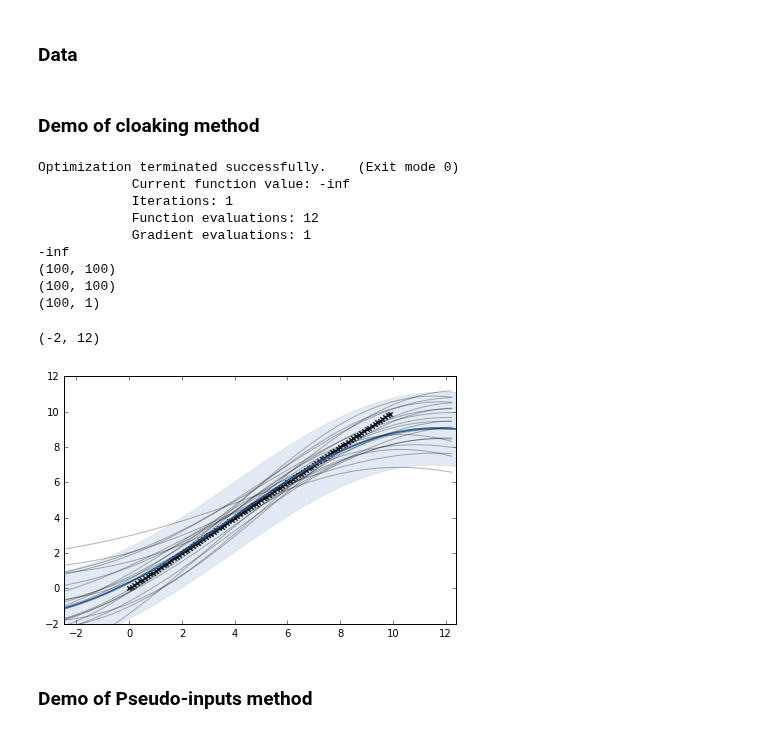
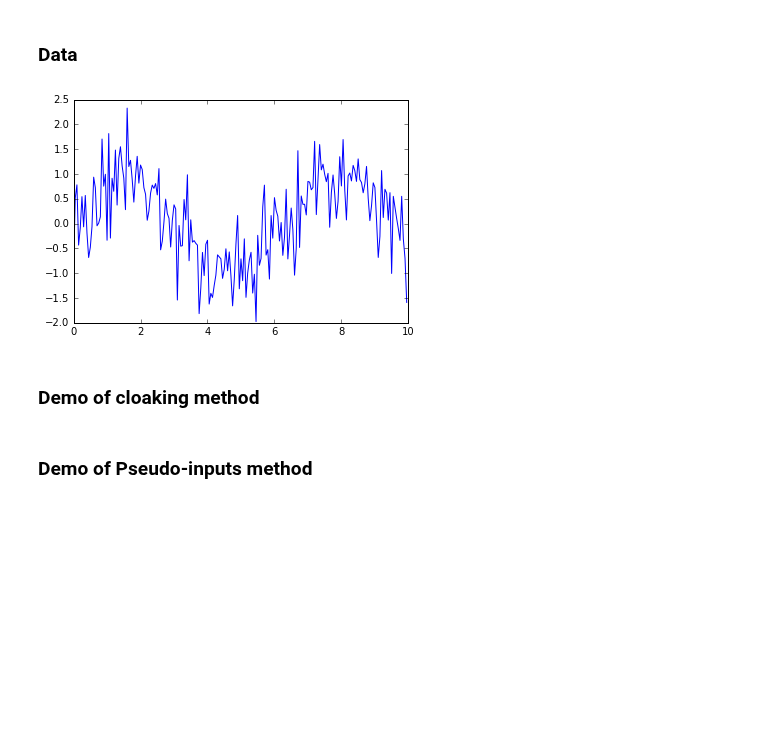
Before and after one commit to lionfish0/dp, a Jupyter notebook: Building dp4gp class.ipynb, the cells around one changed output. Drawn from its saved outputs; the diff is of its cells as text; code cells hidden in the pictures; blank space fills up the shorter version.

Commit message:
Latest version, using homebrew gradient optimiser

```diff
--- a/Building dp4gp class.ipynb
+++ b/Building dp4gp class.ipynb
@@ -320,29 +351,20 @@ trainy = np.copy(trainX) #np.sin(trainX/2)
 #ystd = np.std(trainy)
 #trainy = trainy/ystd
 ystd = 1.0
+# %%
+plt.plot(trainX,trainy);
+# %% [output]
+[figure, added]
 # %% [markdown]
 ### Demo of cloaking method
 # %%
 mod = GPy.models.GPRegression(trainX,trainy)
-mod.Gaussian_noise = 1.0/ystd
-mod.rbf.lengthscale = 8.0
-dpgp = DPGP_cloaking(mod,10.0/ystd,2.0,0.01)
-#Xtest = np.arange(0,10,0.1)[:,None]
-#mu = dpgp.draw_prediction_samples(Xtest,20)
+mod.Gaussian_noise = 0.5**2/ystd
+mod.rbf.lengthscale = 1.0
+dpgp = DPGP_cloaking(mod,sens/ystd,1.0,0.01)
+
 dpgp.plot()
-plt.ylim([-2,12])
+plt.ylim([-2,2])
-# %% [output]
-Optimization terminated successfully.    (Exit mode 0)
-            Current function value: -inf
-            Iterations: 1
-            Function evaluations: 12
-            Gradient evaluations: 1
--inf
-(100, 100)
-(100, 100)
-(100, 1)
-(-2, 12)
-[figure, removed]
 # %% [markdown]
 ### Demo of Pseudo-inputs method
 # %%
```
Also changed, not shown: parts of 4 cells of this notebook.
